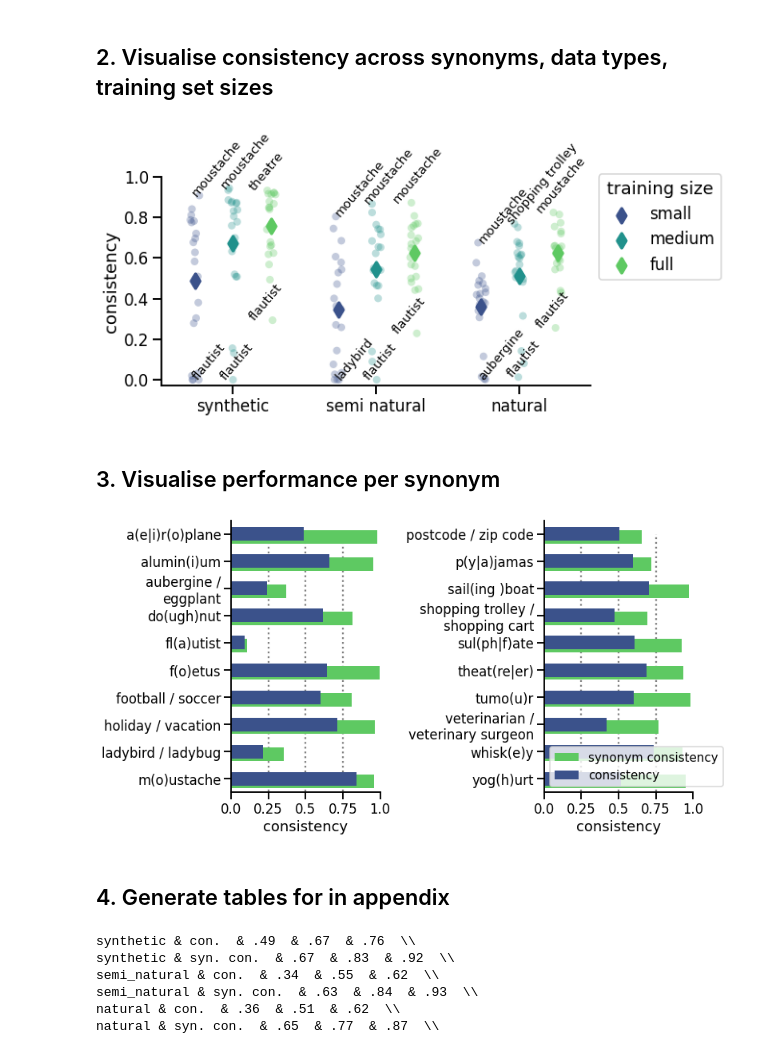
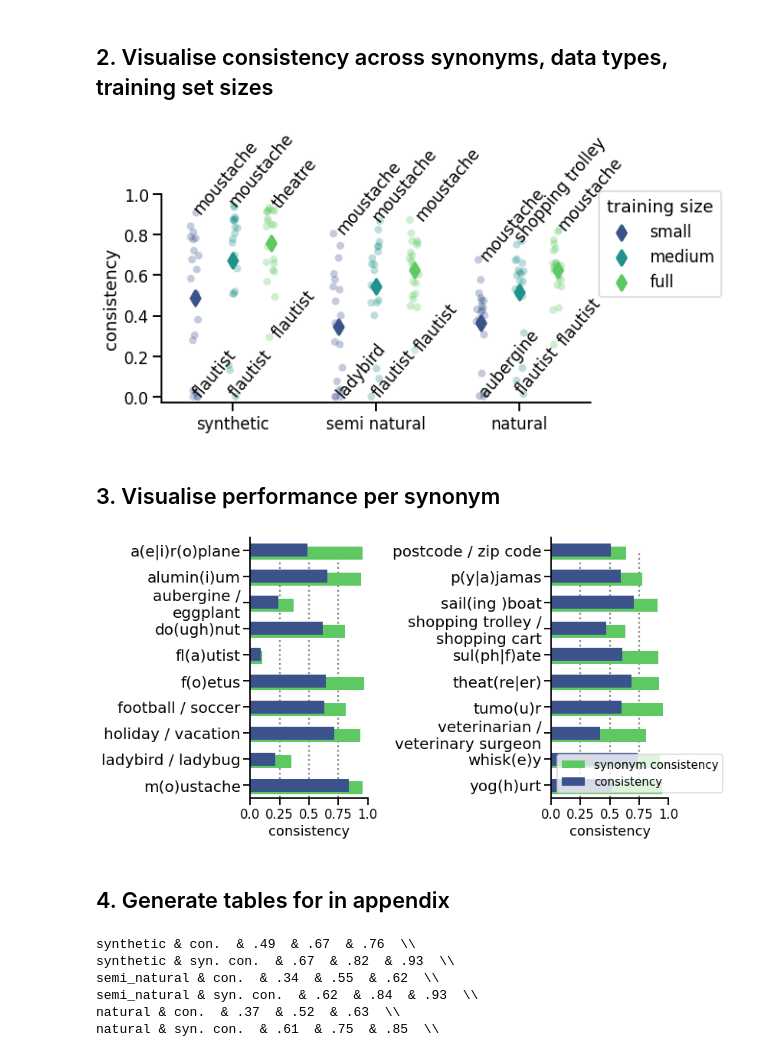
Before and after one commit to i-machine-think/compositionality_paradox_mt, a Jupyter notebook: substitutivity/visualise.ipynb, the cells around one changed output. Cells and saved outputs as stored; diff of their text form; code cells hidden in the pictures.

```diff
--- a/substitutivity/visualise.ipynb
+++ b/substitutivity/visualise.ipynb
@@ -69,31 +69,31 @@ for data_type in ["synthetic", "semi_natural", "natural"]:
 # %%
 plt.figure(figsize=(8, 4))
 ax = sns.pointplot(x=data_types, y=consistency, hue=models,
                    dodge=.532, join=False,
                    markers="d", scale=1.05, ci=None, palette="viridis")
 
 sns.stripplot(x=data_types, y=consistency, hue=models,
               dodge=True, zorder=-1, label=None, alpha=0.3, size=8, palette="viridis",
               marker='o')
 plt.legend(["small", "medium", "full"], title="training size", bbox_to_anchor=(1, 1.05))
 sns.despine(top=True, right=True)
 ax.set_xticklabels(["synthetic", "semi natural", "natural"])
 ax.set_ylabel("consistency")
 plt.ylim(-0.03, 1)
 
 for x, m, y, t in all_annotations:
     x = {"synthetic": 0, "semi_natural": 1, "natural": 2}[x]
     if m == "tiny":
         x -= 0.3
     if m == "small":
-        x -=0.1
+        x -=0.05
     if m == "all":
-        x += 0.1
-    plt.text(x, y, t, fontsize=13, rotation=50)
+        x += 0.25
+    plt.text(x, y, t, fontsize=17, rotation=50)
 plt.savefig("figures/consistency.pdf", bbox_inches="tight")
 plt.show()
 # %% [output]
-[figure, old version]
+[figure, new version]
 # %% [markdown]
 ## 3. Visualise performance per synonym
 # %%
@@ -116,7 +116,7 @@ for i, (size, half, ax) in enumerate([(3.3, first_half, ax1), (3.5, second_half,
     ax.set_ylim(-0.5, 9.5)
     ax.set_xlim(0, 1.0)
     ax.set_yticks(x)
-    ax.set_yticklabels([f"{synonyms[x][2]}" for x in syns])
+    ax.set_yticklabels([f"{synonyms[x][2]}" for x in syns], fontsize=20)
     ax.set_xlabel("consistency")
     sns.despine(top=True, right=True)
     ax.plot([0.25, 0.25], [-1, 9], zorder=-1, linestyle='dotted', color="grey")
@@ -133,7 +133,7 @@ plt.tight_layout()
 plt.savefig(f"figures/noun_consistency.pdf", bbox_inches="tight")
 plt.show()
 # %% [output]
-[figure, old version]
+[figure, new version]
 # %% [markdown]
 ## 4. Generate tables for in appendix
 # %%
@@ -158,11 +158,11 @@ for data_type in ["synthetic", "semi_natural", "natural"]:
     print(f"{data_type} & syn. con. {str_consistency_noun} \\\\")
 # %% [output]
 synthetic & con.  & .49  & .67  & .76  \\
-synthetic & syn. con.  & .67  & .83  & .92  \\
+synthetic & syn. con.  & .67  & .82  & .93  \\
 semi_natural & con.  & .34  & .55  & .62  \\
-semi_natural & syn. con.  & .63  & .84  & .93  \\
-natural & con.  & .36  & .51  & .62  \\
-natural & syn. con.  & .65  & .77  & .87  \\
+semi_natural & syn. con.  & .62  & .84  & .93  \\
+natural & con.  & .37  & .52  & .63  \\
+natural & syn. con.  & .61  & .75  & .85  \\
 # %%
 for data_type in ["synthetic", "semi_natural", "natural"]:
     str_consistency = ""
```
Also changed, not shown: parts of 1 cell of this notebook, 6 other files.
